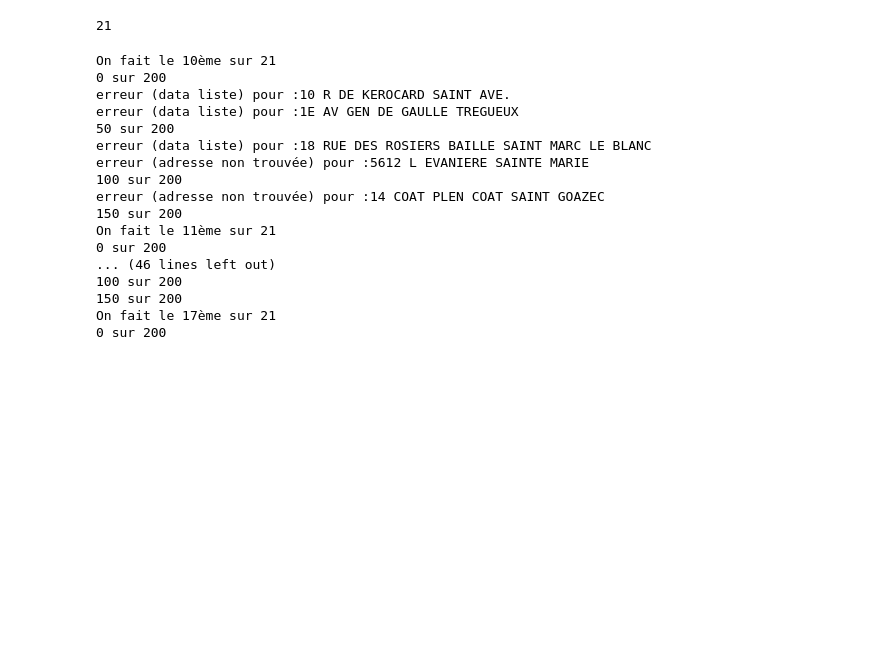
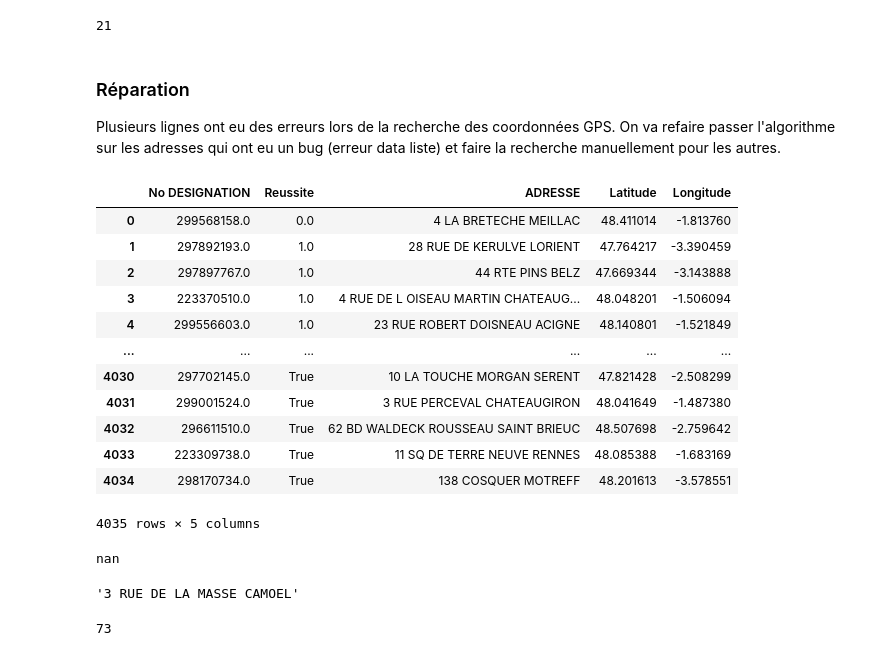
Before and after one commit to GaryTheCaptn/Orange, a Jupyter notebook: PROJET/Distance au PB.ipynb, the cells around one changed output. Saved outputs shown, nothing was run; the diff lists cells and outputs as text; code cells hidden in the pictures; blank space fills up the shorter version.

Commit message:
coordonnées GPS des clients

```diff
--- a/PROJET/Distance au PB.ipynb
+++ b/PROJET/Distance au PB.ipynb
@@ -211,30 +215,16 @@ def pickeling_results(liste_df):
         name = "pickle/gps/df"+str(i+1) +"_lat_long.pkl"
         df_i.to_pickle(name)
 # %%
-pickeling_results(dfs)
+#pickeling_results(dfs)
-# %% [output]
-On fait le 10ème sur 21
-0 sur 200
-erreur (data liste) pour :10 R DE KEROCARD SAINT AVE.
-erreur (data liste) pour :1E AV GEN DE GAULLE TREGUEUX
-50 sur 200
-erreur (data liste) pour :18 RUE DES ROSIERS BAILLE SAINT MARC LE BLANC
-erreur (adresse non trouvée) pour :5612 L EVANIERE SAINTE MARIE
-100 sur 200
-erreur (adresse non trouvée) pour :14 COAT PLEN COAT SAINT GOAZEC
-150 sur 200
-On fait le 11ème sur 21
-0 sur 200
-... (46 lines left out)
-100 sur 200
-150 sur 200
-On fait le 17ème sur 21
-0 sur 200
+# %% [markdown]
+### Réparation
+Plusieurs lignes ont eu des erreurs lors de la recherche des coordonnées GPS.
+On va refaire passer l'algorithme sur les adresses qui ont eu un bug (erreur data liste) et faire la recherche manuellement pour les autres.
 # %%
 def recup_pickle(list_df):
     new_df = pd.DataFrame({'No DESIGNATION': [], 'Reussite': [],"ADRESSE":[],"Latitude":[],"Longitude":[]})
-    for i in range(0,len(liste)) :
+    for i in range(0,len(list_df)) :
         name = "pickle/gps/df"+str(i+1) +"_lat_long.pkl"
         df_i = pd.read_pickle(name)
-        new_df = pandas.concat([new_df, df_i], ignore_index = True)
+        new_df = pd.concat([new_df, df_i], ignore_index = True)
     return new_df
@@ -243,3 +231,28 @@ df2 = recup_pickle(dfs)
+# %%
+df2 = recup_pickle(dfs)
+df2
+# %% [output]
+|  | No DESIGNATION | Reussite | ADRESSE | Latitude | Longitude |
+| 0 | 299568158.0 | 0.0 | 4 LA BRETECHE MEILLAC | 48.411014 | -1.813760 |
+| 1 | 297892193.0 | 1.0 | 28 RUE DE KERULVE LORIENT | 47.764217 | -3.390459 |
+| 2 | 297897767.0 | 1.0 | 44 RTE PINS BELZ | 47.669344 | -3.143888 |
+| 3 | 223370510.0 | 1.0 | 4 RUE DE L OISEAU MARTIN CHATEAUG... | 48.048201 | -1.506094 |
+| 4 | 299556603.0 | 1.0 | 23 RUE ROBERT DOISNEAU ACIGNE | 48.140801 | -1.521849 |
+| ... | ... | ... | ... | ... | ... |
+| 4030 | 297702145.0 | True | 10 LA TOUCHE MORGAN SERENT | 47.821428 | -2.508299 |
+| 4031 | 299001524.0 | True | 3 RUE PERCEVAL CHATEAUGIRON | 48.041649 | -1.487380 |
+| 4032 | 296611510.0 | True | 62 BD WALDECK ROUSSEAU SAINT BRIEUC | 48.507698 | -2.759642 |
+| 4033 | 223309738.0 | True | 11 SQ DE TERRE NEUVE RENNES | 48.085388 | -1.683169 |
+| 4034 | 298170734.0 | True | 138 COSQUER MOTREFF | 48.201613 | -3.578551 |
+4035 rows × 5 columns
+# %%
+df2.loc[1194,"Latitude"] #Exemple de ligne qui n'a pas marché.
+# %% [output]
+nan
+# %%
+df2.loc[913,"ADRESSE"]
+# %% [output]
+'3 RUE DE LA MASSE CAMOEL'
 # %%
 def ou_sont_les_erreurs(dataframe):
     liste_erreurs = []
@@ -248,4 +261,6 @@ def ou_sont_les_erreurs(dataframe):
             liste_erreurs.append(i)
     return liste_erreurs
 # %%
-ou_sont_les_erreurs(df2)
+len(ou_sont_les_erreurs(df2))
+# %% [output]
+73
```
Also changed, not shown: parts of 18 cells of this notebook, 11 other files.
